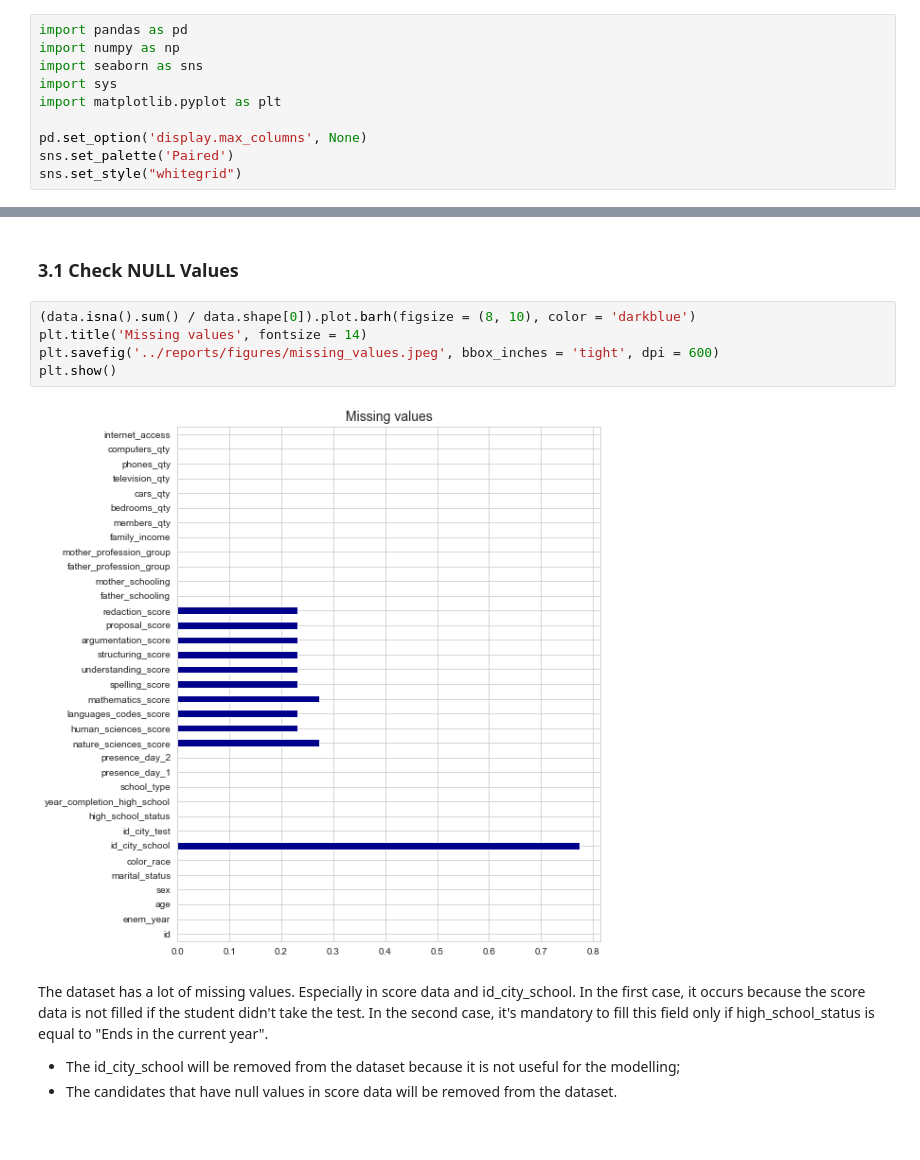
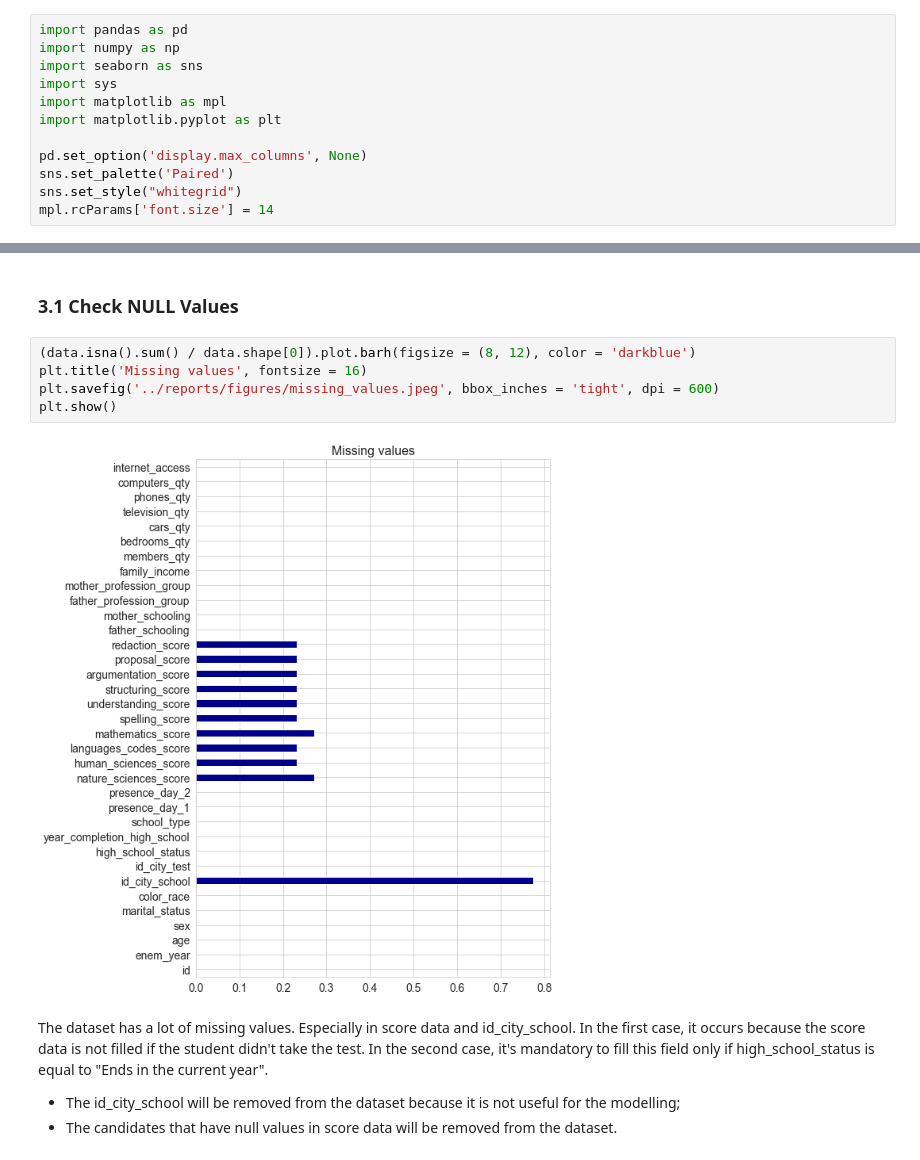
Before and after one commit to Dellonath/educational-data-mining-enem, a Jupyter notebook: notebooks/1.0-exploratory-data-analysis.ipynb, the cells around one changed output, grey strips where cells are left out. Saved outputs shown, nothing was run; the diff lists cells and outputs as text.

Commit message:
Keeping forward with exploratory data analysis

```diff
--- a/notebooks/1.0-exploratory-data-analysis.ipynb
+++ b/notebooks/1.0-exploratory-data-analysis.ipynb
@@ -9,11 +9,13 @@ import pandas as pd
 import numpy as np
 import seaborn as sns
 import sys
+import matplotlib as mpl
 import matplotlib.pyplot as plt
 
 pd.set_option('display.max_columns', None)
 sns.set_palette('Paired')
 sns.set_style("whitegrid")
+mpl.rcParams['font.size'] = 14
 # %% [markdown]
 ## 2. Reading Data
 # %%
@@ -42,12 +44,12 @@ memory usage: 135.8+ MB
 # %% [markdown]
 ### 3.1 Check NULL Values
 # %%
-(data.isna().sum() / data.shape[0]).plot.barh(figsize = (8, 10), color = 'darkblue')
-plt.title('Missing values', fontsize = 14)
+(data.isna().sum() / data.shape[0]).plot.barh(figsize = (8, 12), color = 'darkblue')
+plt.title('Missing values', fontsize = 16)
 plt.savefig('../reports/figures/missing_values.jpeg', bbox_inches = 'tight', dpi = 600)
 plt.show()
 # %% [output]
-[figure, old version]
+[figure, new version]
 # %% [markdown]
 The dataset has a lot of missing values. Especially in score data and id_city_school. In the first case, it occurs because the score data is not filled if the student didn't take the test. In the second case, it's mandatory to fill this field only if high_school_status is equal to "Ends in the current year".
 
```
Also changed, not shown: parts of 16 cells of this notebook, 13 other files.
